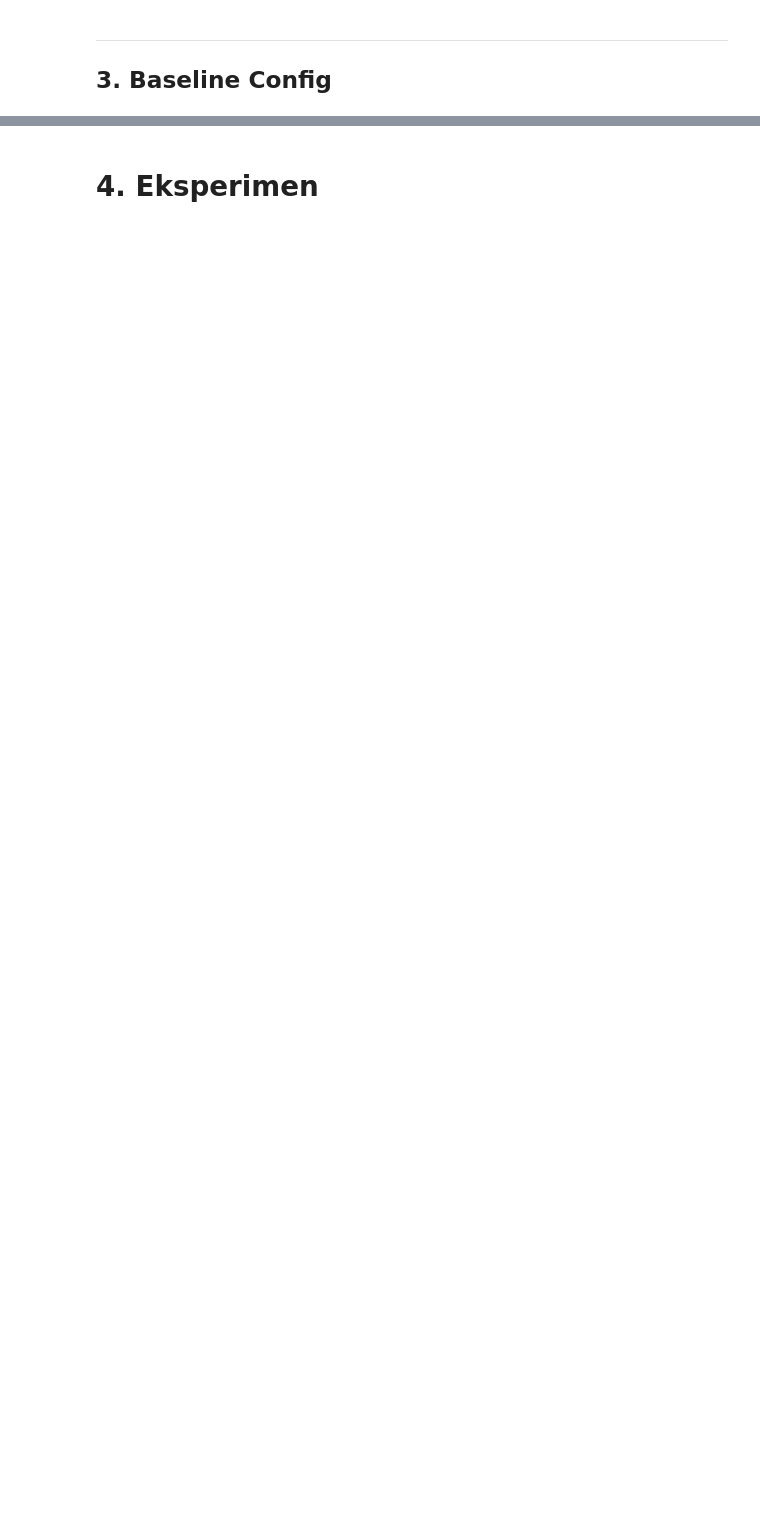
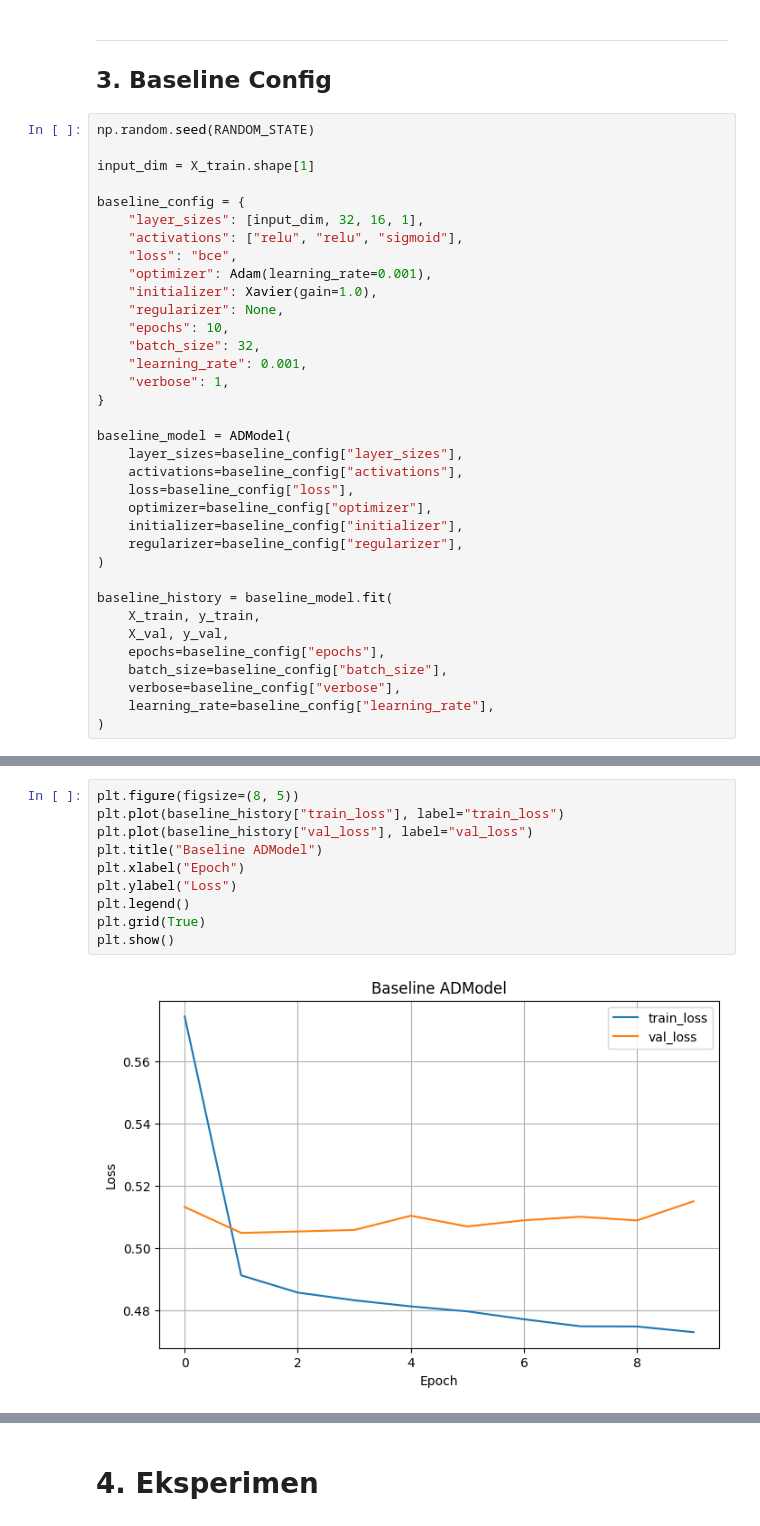
Before and after one commit to reletz/ML-FFNN, a Jupyter notebook: src/notebook/experiments.ipynb, the cells around one changed output, grey strips where cells are left out. Saved outputs shown, nothing was run; the diff lists cells and outputs as text; blank space fills up the shorter version.

```diff
--- a/src/notebook/experiments.ipynb
+++ b/src/notebook/experiments.ipynb
@@ -401,4 +491,39 @@ X_val:   (1600, 11) | y_val:   (1600,)
 # %% [markdown]
 ---
 ## 3. Baseline Config
+# %%
+np.random.seed(RANDOM_STATE)
+
+input_dim = X_train.shape[1]
+
+baseline_config = {
+    "layer_sizes": [input_dim, 32, 16, 1],
+    "activations": ["relu", "relu", "sigmoid"],
+    "loss": "bce",
+    "optimizer": Adam(learning_rate=0.001),
+    "initializer": Xavier(gain=1.0),
+    "regularizer": None,
+    "epochs": 10,
+    "batch_size": 32,
+    "learning_rate": 0.001,
+    "verbose": 1,
+}
+
+baseline_model = ADModel(
+    layer_sizes=baseline_config["layer_sizes"],
+    activations=baseline_config["activations"],
+    loss=baseline_config["loss"],
+    optimizer=baseline_config["optimizer"],
+    initializer=baseline_config["initializer"],
+    regularizer=baseline_config["regularizer"],
+)
+
+baseline_history = baseline_model.fit(
+    X_train, y_train,
+    X_val, y_val,
+    epochs=baseline_config["epochs"],
+    batch_size=baseline_config["batch_size"],
+    verbose=baseline_config["verbose"],
+    learning_rate=baseline_config["learning_rate"],
+)
 # %%
@@ -417 +572,13 @@ def evaluate_model(model, X_val, y_val, model_name="Model"):
+# %%
+plt.figure(figsize=(8, 5))
+plt.plot(baseline_history["train_loss"], label="train_loss")
+plt.plot(baseline_history["val_loss"], label="val_loss")
+plt.title("Baseline ADModel")
+plt.xlabel("Epoch")
+plt.ylabel("Loss")
+plt.legend()
+plt.grid(True)
+plt.show()
+# %% [output]
+[figure, added]
 # %%
```
Also changed, not shown: parts of 45 cells of this notebook.
